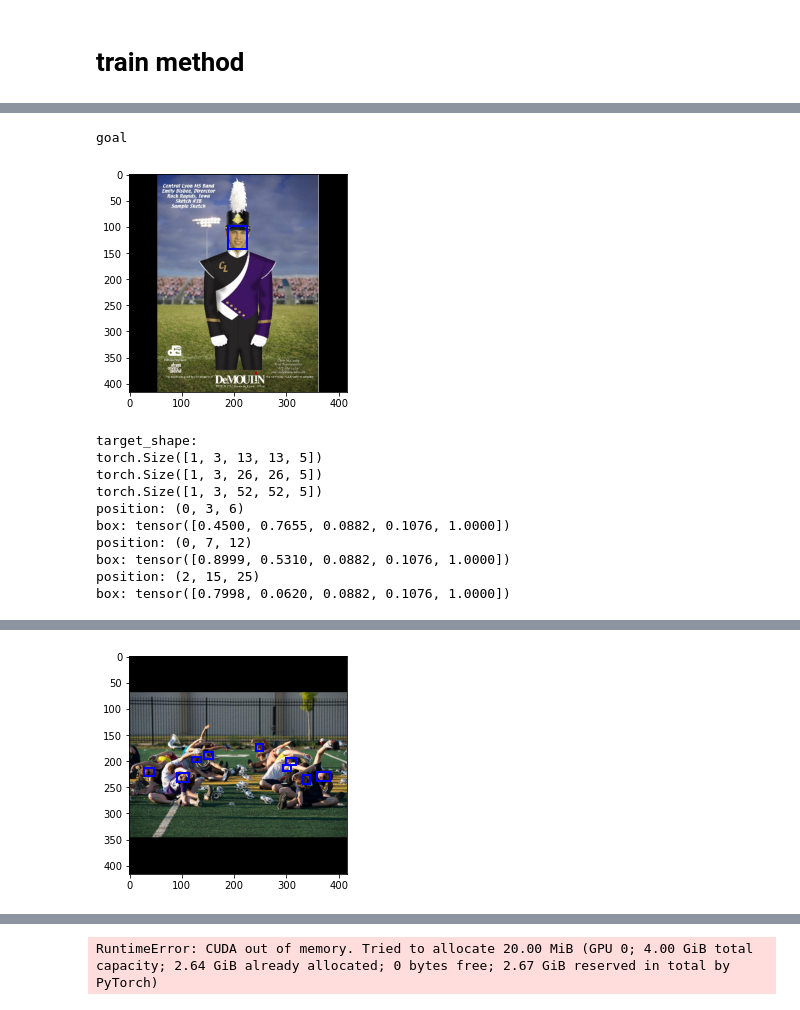
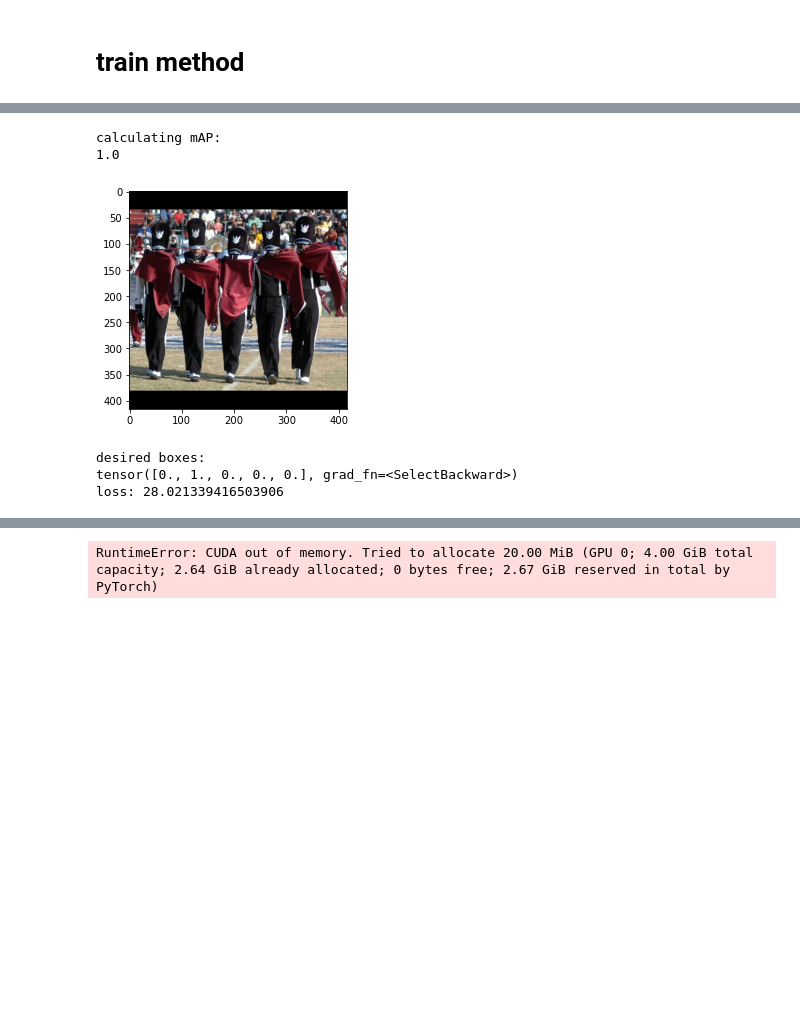
Before and after one commit to JRitmeester/ACVPR, a Jupyter notebook: YOLOv3.ipynb, the cells around one changed output, grey strips where cells are left out. Drawn from its saved outputs; the diff is of its cells as text; code cells hidden in the pictures; blank space fills up the shorter version.

Commit message:
worked on evaluation, map does not work yet. The model trains

```diff
--- a/YOLOv3.ipynb
+++ b/YOLOv3.ipynb
@@ -1224,9 +1256,9 @@ class YoloLoss(nn.Module):
         # self.lambda_obj = 1
         # self.lambda_box = 10
 
-        self.lambda_noobj = 10
-        self.lambda_obj = 1
-        self.lambda_box = 10
+        self.lambda_noobj = 5
+        self.lambda_obj = 2
+        self.lambda_box = 15
 
 
     def forward(self, predictions, target):
@@ -1281,34 +1383,36 @@ from sklearn.model_selection import KFold
 
 train_loader, test_loader, train_loader_evaluation = UTILS.get_loaders()
 
-print("goal")
-
-for (x, y) in train_loader_evaluation:
-
-    bboxes_batch = cellvectors_to_bboxes(y, CONFIG.ANCHORS)
-
-    bboxes = UTILS.non_max_suppression(bboxes_batch[0], iou_threshold=1, threshold=0.7, box_format="midpoint")
-
-    UTILS.plot_image(x[0].permute(1, 2, 0).to("cpu"), bboxes)
+pred_boxes, true_boxes = UTILS.get_evaluation_bboxes3(train_loader_evaluation, model)
+print(UTILS.mean_average_precision(true_boxes,true_boxes))
 
 
+# print("goal")
 
-    print("target_shape:")
-    print(y[0].shape)
-    print(y[1].shape)
-    print(y[2].shape)
+# for index, (x, y) in enumerate(train_loader_evaluation):
+#     bboxes_batch = cellvectors_to_bboxes(y, CONFIG.ANCHORS)
+
+#     bboxes = UTILS.non_max_suppression(bboxes_batch[0], iou_threshold=1, threshold=0.7, box_format="midpoint")
+
+#     UTILS.plot_image(x[0].permute(1, 2, 0).to("cpu"), bboxes)
 
 
-    #find position of bbox vector
-    for scale in range(len(y)):
-        vector = y[scale][0]
-        for anchor in range(len(vector)):
-            for x_pos in range(len(vector[anchor])):
-                for y_pos in range(len(vector[anchor, x_pos])):
-                    if vector[anchor,x_pos,y_pos,4] == 1:
-                        print("position: {}".format((anchor, x_pos, y_pos)))
-                        print("box: {}".format(vector[anchor, x_pos, y_pos]))
+#     if index == 3:
+#         print("target_shape:")
+#         print(y[0].shape)
+#         print(y[1].shape)
+#         print(y[2].shape)
 
+
+#         #find position of bbox vector
+#         for scale in range(len(y)):
+#             vector = y[scale][0]
+#             for anchor in range(len(vector)):
+#                 for x_pos in range(len(vector[anchor])):
+#                     for y_pos in range(len(vector[anchor, x_pos])):
+#                         if vector[anchor,x_pos,y_pos,4] == 1:
+#                             print("position: {}".format((anchor, x_pos, y_pos)))
+#                             print("box: {}".format(vector[anchor, x_pos, y_pos]))
 
 
 optimizer = optim.Adam(
@@ -1317,8 +1421,8 @@ optimizer = optim.Adam(
 
 loss_fn = YoloLoss()
 
-for epoch in tqdm(range(250)):
-    for (x, y) in train_loader_evaluation:
+for epoch in tqdm(range(51)):
+    for i, (x, y) in enumerate(train_loader_evaluation):
 
         x = x.to(CONFIG.DEVICE)
 
@@ -1329,43 +1433,40 @@ for epoch in tqdm(range(250)):
         # print("model output_shape:")
         # print(out[0].shape)
         # print(out[1].shape)
         # print(out[2].shape)
 
         out_cpu = [output.to("cpu") for output in out]
 
 
         loss = (
                 loss_fn(out[0], y[0].to(CONFIG.DEVICE))
                 + loss_fn(out[1], y[1].to(CONFIG.DEVICE))
                 + loss_fn(out[2], y[2].to(CONFIG.DEVICE))
             )
 
         loss.backward()
 
         optimizer.step()
 
-        if epoch % 50 == 0:
+        if epoch % 25 == 0 and i == 2:
 
             bboxes_batch = cellvectors_to_bboxes(out_cpu, CONFIG.ANCHORS)
 
             bboxes = UTILS.non_max_suppression(bboxes_batch[0], iou_threshold=1, threshold=0.7, box_format="midpoint")
 
             UTILS.plot_image(x[0].permute(1, 2, 0).to("cpu"), bboxes)
 
             print("desired boxes:")
             print(out_cpu[0][0, 0,3,6])
 
             print("loss: {}".format(loss))
+
+            mean_ap = UTILS.evaluate_model(train_loader_evaluation, model)
+            print("map: {}".format(mean_ap))
 # %% [output]
-goal
+calculating mAP:
+1.0
-[figure, old version]
+[figure, new version]
-target_shape:
-torch.Size([1, 3, 13, 13, 5])
-torch.Size([1, 3, 26, 26, 5])
-torch.Size([1, 3, 52, 52, 5])
-position: (0, 3, 6)
-box: tensor([0.4500, 0.7655, 0.0882, 0.1076, 1.0000])
-position: (0, 7, 12)
-box: tensor([0.8999, 0.5310, 0.0882, 0.1076, 1.0000])
-position: (2, 15, 25)
-box: tensor([0.7998, 0.0620, 0.0882, 0.1076, 1.0000])
+desired boxes:
+tensor([0., 1., 0., 0., 0.], grad_fn=<SelectBackward>)
+loss: 28.021339416503906
@@ -1401 +1481,0 @@ box: tensor([0.1953, 0.6992, 0.0117, 0.0156, 1.0000])
-[figure, removed]
```
Also changed, not shown: parts of 7 cells of this notebook.
